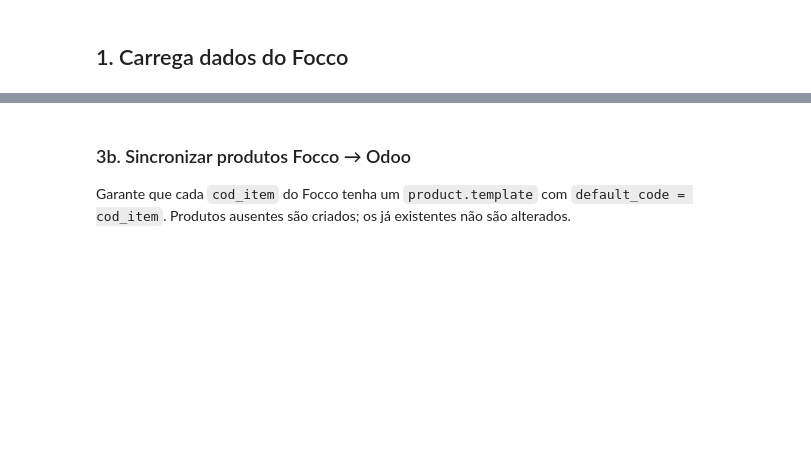
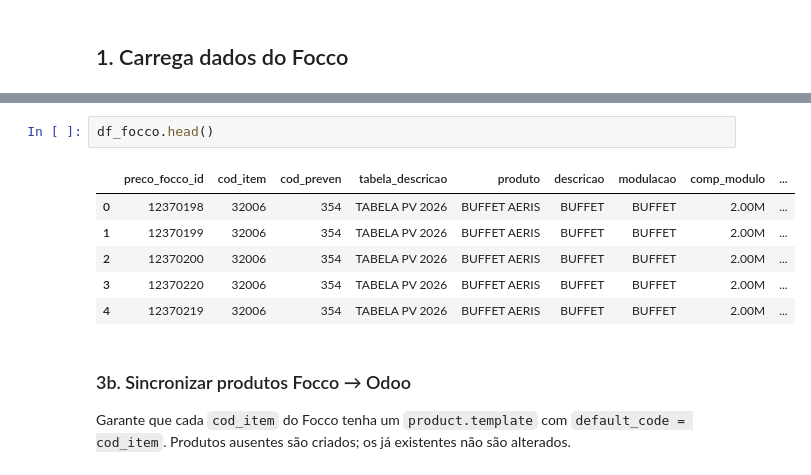
Before and after one commit to TiagoNovelli/sohome_imports_odoo, a Jupyter notebook: odoo/tabelas_preco/atualiza_tabela_preco.ipynb, the cells around one changed output, grey strips where cells are left out. Cells and saved outputs as stored; diff of their text form; blank space fills up the shorter version.

```diff
--- a/odoo/tabelas_preco/atualiza_tabela_preco.ipynb
+++ b/odoo/tabelas_preco/atualiza_tabela_preco.ipynb
@@ -178,3 +192,12 @@ Focco: 253246 linhas para cod_preven=155 empresa_focco=1
+# %%
+df_focco.head()
+# %% [output]
+|  | preco_focco_id | cod_item | cod_preven | tabela_descricao | produto | descricao | modulacao | comp_modulo | ... |
+| 0 | 12370198 | 32006 | 354 | TABELA PV 2026 | BUFFET AERIS | BUFFET | BUFFET | 2.00M | ... |
+| 1 | 12370199 | 32006 | 354 | TABELA PV 2026 | BUFFET AERIS | BUFFET | BUFFET | 2.00M | ... |
+| 2 | 12370200 | 32006 | 354 | TABELA PV 2026 | BUFFET AERIS | BUFFET | BUFFET | 2.00M | ... |
+| 3 | 12370220 | 32006 | 354 | TABELA PV 2026 | BUFFET AERIS | BUFFET | BUFFET | 2.00M | ... |
+| 4 | 12370219 | 32006 | 354 | TABELA PV 2026 | BUFFET AERIS | BUFFET | BUFFET | 2.00M | ... |
 # %% [markdown]
 ### 3b. Sincronizar produtos Focco → Odoo
 
```
Also changed, not shown: parts of 8 cells of this notebook, 13 other files.
